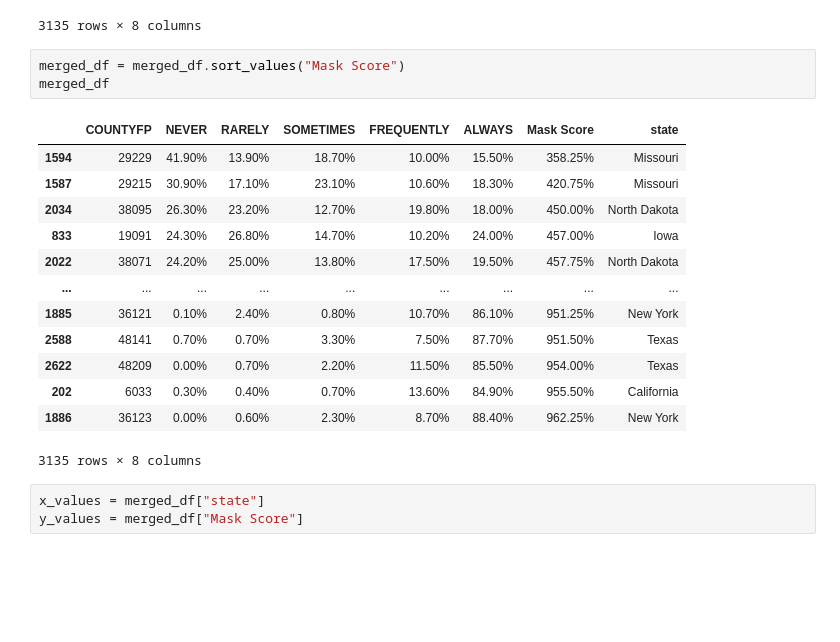
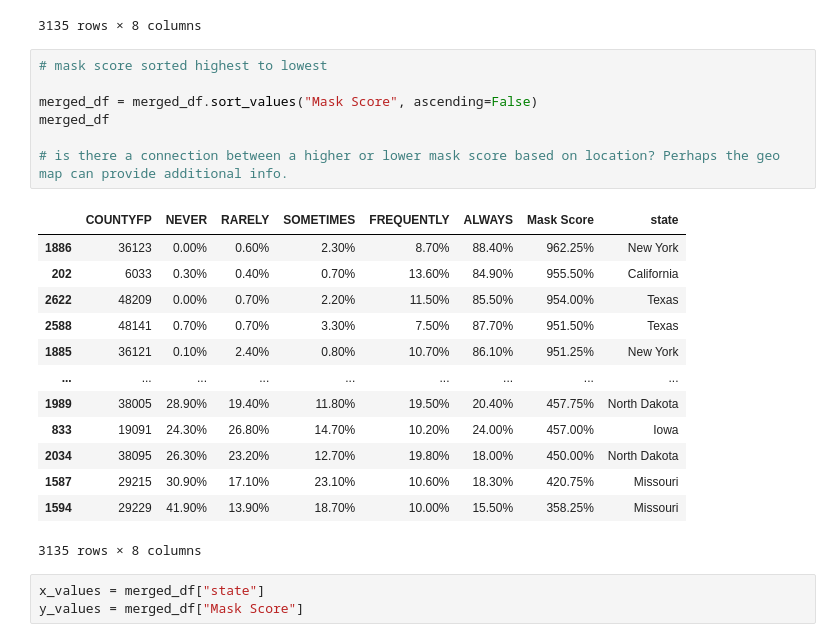
Before and after one commit to emersonmolett/Project-1, a Jupyter notebook: importingCSVs.ipynb, the cells around one changed output. Drawn from its saved outputs; the diff is of its cells as text; blank space fills up the shorter version.

```diff
--- a/importingCSVs.ipynb
+++ b/importingCSVs.ipynb
@@ -841,23 +843,27 @@ merged_df
 | 3133 | 56043 | 20.40% | 15.50% | 6.90% | 28.50% | 28.70% | 574.00% | Wyoming |
 | 3134 | 56045 | 14.20% | 12.90% | 14.80% | 20.70% | 37.40% | 635.50% | Wyoming |
 3135 rows × 8 columns
-# %%
-merged_df = merged_df.sort_values("Mask Score")
-merged_df
-# %% [output]
-|  | COUNTYFP | NEVER | RARELY | SOMETIMES | FREQUENTLY | ALWAYS | Mask Score | state |
-| 1594 | 29229 | 41.90% | 13.90% | 18.70% | 10.00% | 15.50% | 358.25% | Missouri |
-| 1587 | 29215 | 30.90% | 17.10% | 23.10% | 10.60% | 18.30% | 420.75% | Missouri |
-| 2034 | 38095 | 26.30% | 23.20% | 12.70% | 19.80% | 18.00% | 450.00% | North Dakota |
-| 833 | 19091 | 24.30% | 26.80% | 14.70% | 10.20% | 24.00% | 457.00% | Iowa |
-| 2022 | 38071 | 24.20% | 25.00% | 13.80% | 17.50% | 19.50% | 457.75% | North Dakota |
-| ... | ... | ... | ... | ... | ... | ... | ... | ... |
-| 1885 | 36121 | 0.10% | 2.40% | 0.80% | 10.70% | 86.10% | 951.25% | New York |
-| 2588 | 48141 | 0.70% | 0.70% | 3.30% | 7.50% | 87.70% | 951.50% | Texas |
-| 2622 | 48209 | 0.00% | 0.70% | 2.20% | 11.50% | 85.50% | 954.00% | Texas |
-| 202 | 6033 | 0.30% | 0.40% | 0.70% | 13.60% | 84.90% | 955.50% | California |
-| 1886 | 36123 | 0.00% | 0.60% | 2.30% | 8.70% | 88.40% | 962.25% | New York |
-3135 rows × 8 columns
+# %%
+# mask score sorted highest to lowest
+
+merged_df = merged_df.sort_values("Mask Score", ascending=False)
+merged_df
+
+# is there a connection between a higher or lower mask score based on location? Perhaps the geo map can provide additional info.
+# %% [output]
+|  | COUNTYFP | NEVER | RARELY | SOMETIMES | FREQUENTLY | ALWAYS | Mask Score | state |
+| 1886 | 36123 | 0.00% | 0.60% | 2.30% | 8.70% | 88.40% | 962.25% | New York |
+| 202 | 6033 | 0.30% | 0.40% | 0.70% | 13.60% | 84.90% | 955.50% | California |
+| 2622 | 48209 | 0.00% | 0.70% | 2.20% | 11.50% | 85.50% | 954.00% | Texas |
+| 2588 | 48141 | 0.70% | 0.70% | 3.30% | 7.50% | 87.70% | 951.50% | Texas |
+| 1885 | 36121 | 0.10% | 2.40% | 0.80% | 10.70% | 86.10% | 951.25% | New York |
+| ... | ... | ... | ... | ... | ... | ... | ... | ... |
+| 1989 | 38005 | 28.90% | 19.40% | 11.80% | 19.50% | 20.40% | 457.75% | North Dakota |
+| 833 | 19091 | 24.30% | 26.80% | 14.70% | 10.20% | 24.00% | 457.00% | Iowa |
+| 2034 | 38095 | 26.30% | 23.20% | 12.70% | 19.80% | 18.00% | 450.00% | North Dakota |
+| 1587 | 29215 | 30.90% | 17.10% | 23.10% | 10.60% | 18.30% | 420.75% | Missouri |
+| 1594 | 29229 | 41.90% | 13.90% | 18.70% | 10.00% | 15.50% | 358.25% | Missouri |
+3135 rows × 8 columns
 # %%
 x_values = merged_df["state"]
 y_values = merged_df["Mask Score"]
```
Also changed, not shown: parts of 3 cells of this notebook.
